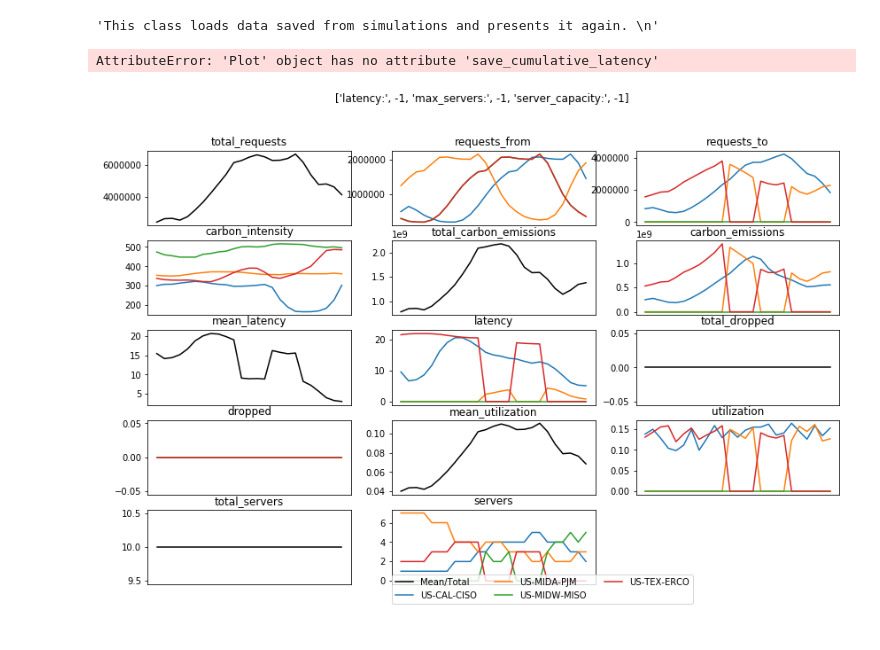
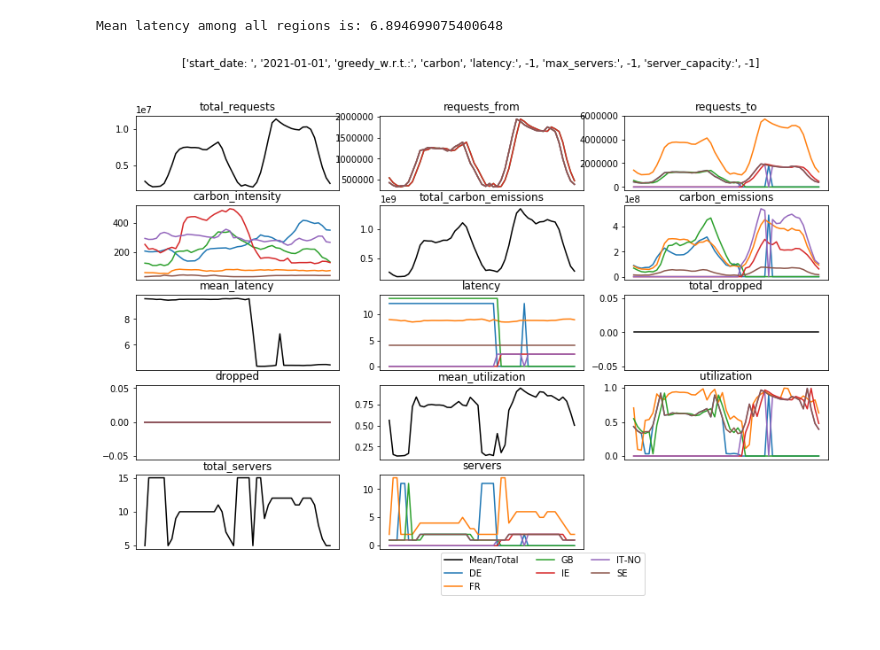
Before and after one commit to Zonotora/CASPER, a Jupyter notebook: misc/casper.ipynb, the cells around one changed output. Saved outputs shown, nothing was run; the diff lists cells and outputs as text; code cells hidden in the pictures.

```diff
--- a/misc/casper.ipynb
+++ b/misc/casper.ipynb
@@ -10,26 +10,17 @@ sys.path.insert(1, os.path.join(sys.path[0], '..'))
 
 from scheduler.plot import Plot
 from scheduler.parser import parse_arguments
-
-"""This class loads data saved from simulations and presents it again.
-"""
-# %% [output]
-'This class loads data saved from simulations and presents it again. \n'
 # %%
 filenames=[
-    "2022-07-27_052241__latency_0_max_servers_10_timesteps_24",
-    "2022-07-27_052241__latency_25_max_servers_10_timesteps_24",
-    "2022-07-27_052241__latency_50_max_servers_10_timesteps_24",
+    "2022-08-08_2021-10-22_carbon_latency_15_max_servers_15_timesteps_48",
+    "2022-08-08_2021-10-22_latency_latency_30_max_servers_15_timesteps_48"
 ]
-conf = parse_arguments(["-m", "-1", "-l", "-1", "-c", "-1"])
 dfs = [pd.read_csv(f"../saved/{name}.csv") for name in filenames]
 dfs_grouped_by_timestep = [df.groupby("timestep") for df in dfs]
 # %%
+conf = parse_arguments(["-m", "-1", "-l", "-1", "-c", "-1", "-p", "europe", "-ty", "carbon"])
 plot = Plot(conf)
 plot.plot(df=dfs[0])
 # %% [output]
-AttributeError: 'Plot' object has no attribute 'save_cumulative_latency'
+Mean latency among all regions is: 6.894699075400648
+[figure, added]
-# %%
-plot.plot(df=dfs[1])
-# %% [output]
-[figure, removed]
```
Also changed, not shown: parts of 6 cells of this notebook, 14 other files.
